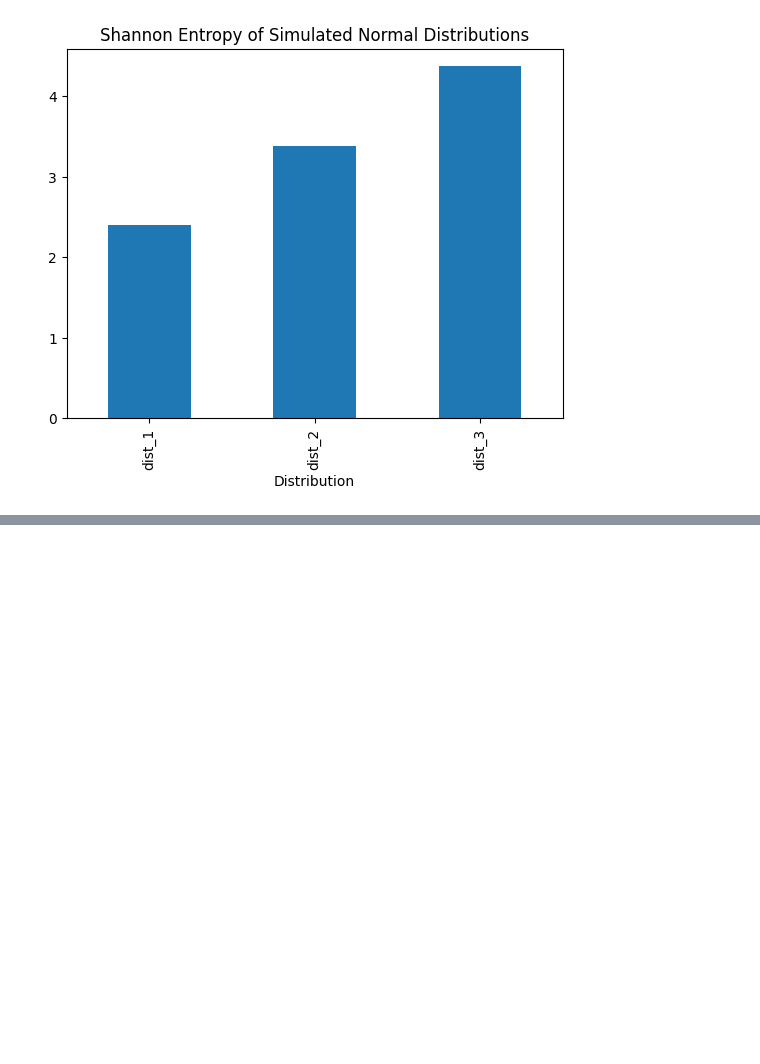
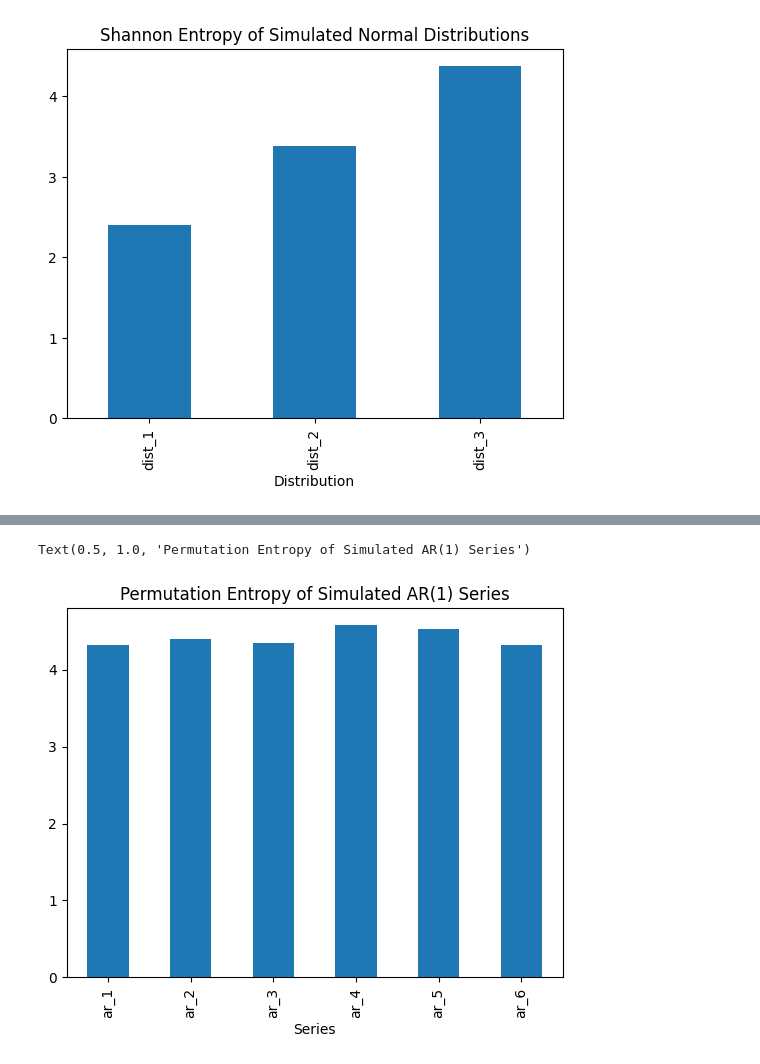
Before and after one commit to Sherry438/Entropy-in-Renewable-Energy-Time-Series-Analysis, a Jupyter notebook: notebooks/02_entropy_calculation_on_simulated_data.ipynb, the cells around one changed output, grey strips where cells are left out. Cells and saved outputs as stored; diff of their text form; code cells hidden in the pictures; blank space fills up the shorter version.

```diff
--- a/notebooks/02_entropy_calculation_on_simulated_data.ipynb
+++ b/notebooks/02_entropy_calculation_on_simulated_data.ipynb
@@ -107,0 +262,28 @@ where $p(\pi)$ is not the probability of a generation value, but the relative fr
+# %%
+m = 4
+tau = 1
+H_max = np.log2(scipy.special.factorial(m)) # maximum PE = log2(m!), all m! patterns equally likely
+
+permen_results = []
+
+for s in ar_series:
+    x = s["data"]
+    perm, _, _ = EH.PermEn(
+        x,
+        m=m,
+        tau=tau,
+        Logx=2
+    )
+
+    permen_results.append({
+        "Series": s["Series"],
+        "Experiment": s["Experiment"],
+        "Gamma": s["Gamma"],
+        "Sigma": s["Sigma"],
+        "Std": round(x.std(), 4),
+        "Permutation Entropy": round(perm[-1], 4), # perm[-1] is PE at embedding dimension m
+        "Normalized Permutation Entropy": round(perm[-1] / H_max, 4) # scaled to [0, 1]
+    })
+
+permen_df = pd.DataFrame(permen_results)
+permen_df
@@ -107,0 +298,6 @@ where $p(\pi)$ is not the probability of a generation value, but the relative fr
+# %%
+permen_df.plot(x="Series", y="Permutation Entropy", kind="bar", legend=False)
+plt.title("Permutation Entropy of Simulated AR(1) Series")
+# %% [output]
+Text(0.5, 1.0, 'Permutation Entropy of Simulated AR(1) Series')
+[figure, added]
```
Also changed, not shown: parts of 29 cells of this notebook.
